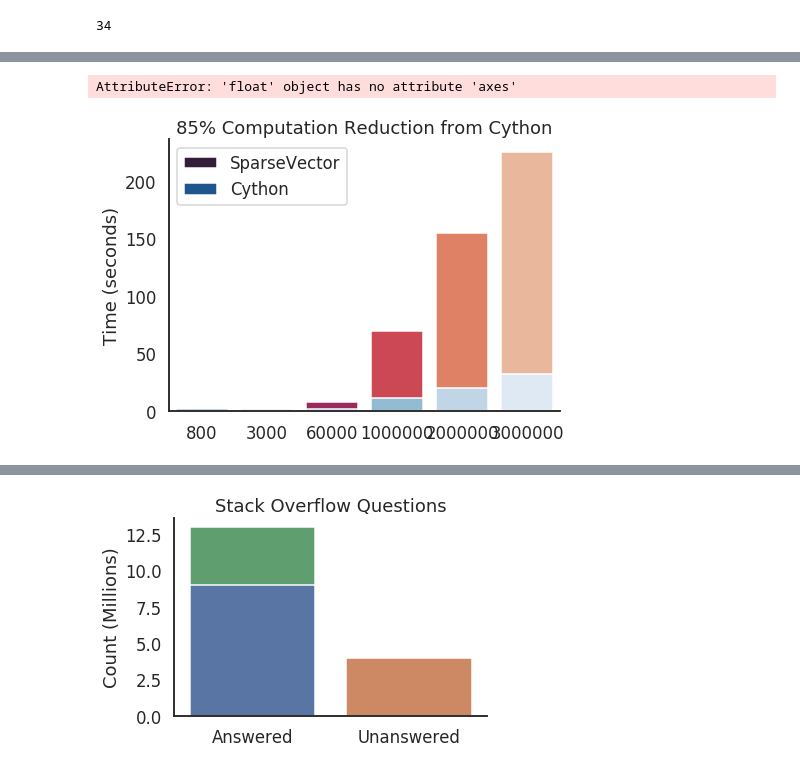
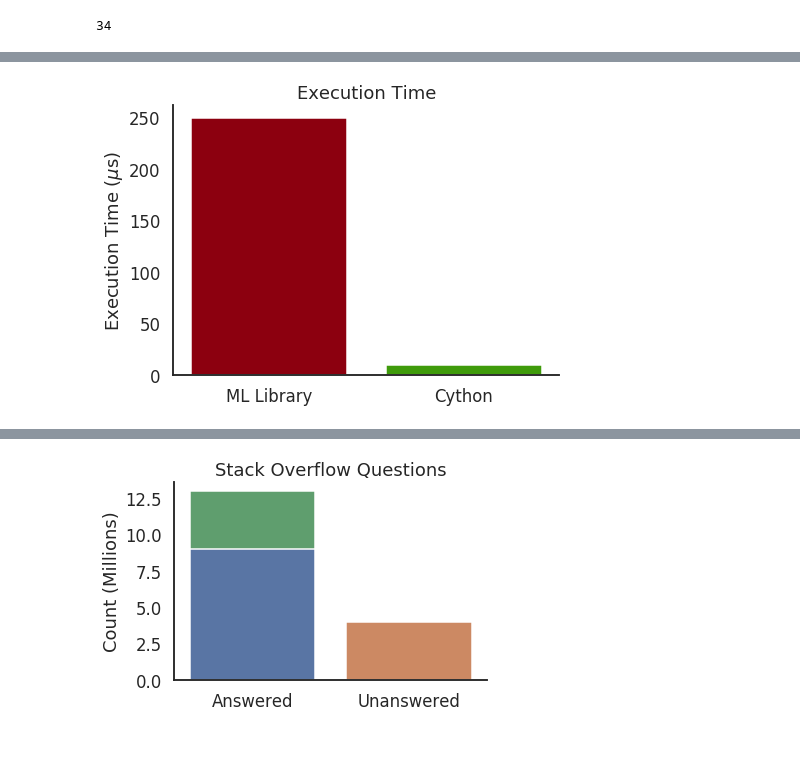
Before and after one commit to nealde/Insight, a Jupyter notebook: mvp/pipe_model.ipynb, the cells around one changed output, grey strips where cells are left out. Cells and saved outputs as stored; diff of their text form; code cells hidden in the pictures.

```diff
--- a/mvp/pipe_model.ipynb
+++ b/mvp/pipe_model.ipynb
@@ -650,28 +1000,24 @@ plt.tight_layout(h_pad=2)
 # %%
-import seaborn as sns
-sns.set(style="white", context="talk")
-
-# old_sv_12 = [2.2, 1.9, 8, 108, 214, ] # time in seconds, 35 ops / second
-# old_sv_24 = [2.2, 1.9, 7, 90, 162, 263] # time in seconds, 45k ops / s
 old_sv_48 = [2.2, 1.9, 8, 70, 155, 225 ] # time in seconds,
-x = [800, 3000, 60000, 1000000, 2000000, 3000000]
-# xlabels = ['1e3','1e4','6e5', '1e6','2e6','3e6']
+y = [250, 15]
+x = [0,1]
+xlabels = ['ML Library','Cython']
 #plt.bar(x,y)
 # sns.barplot(x=x, y=old_sv_12, palette="deep")
 # sns.barplot(x=x, y=old_sv_24, palette="deep")
 plt.figure(figsize=(7,5))
-sns.barplot(x=x, y=old_sv_48, palette="rocket", label='SparseVector')
+# sns.barplot(x=x, y=old_sv_48, palette="rocket")
 # time_48 = [2, 2.5, 4.5, 52, 99, 165] # time in seconds, ~82k ops/s
-time_cy_48 = [1.6, 1.0, 1.7, 11.5, 20, 32] # ~240k ops/s
-sns.barplot(x=x, y=time_cy_48, palette="Blues_r", label='Cython')
-plt.legend()
-plt.ylabel("Time (seconds)")
-plt.title("85% Computation Reduction from Cython")
-# plt.yscale('log')
-# plt.xticks(x, xlabels)
+# time_cy_48 = [1.6, 1.0, 1.7, 11.5, 20, 32] # ~240k ops/s
+plt.bar([0],[250],color=sns.xkcd_rgb['crimson'])
+plt.bar([1],[10],color=sns.xkcd_rgb['grass green'])
+# sns.barplot(x=x, y=y, palette="Blues_r")
+plt.ylabel("Execution Time ($\mu $s)")
+plt.title("Execution Time")
+plt.xticks(x, xlabels)
 sns.despine(bottom=False)
-plt.setp(f.axes, yticks=[])
+# plt.setp(f.axes, yticks=[])
 plt.tight_layout(h_pad=2)
+plt.savefig('sv_cy_execute.png', dpi=600)
 # %% [output]
-AttributeError: 'float' object has no attribute 'axes'
-[figure, old version]
+[figure, new version]
```
Also changed, not shown: parts of 29 cells of this notebook, 38 other files.
